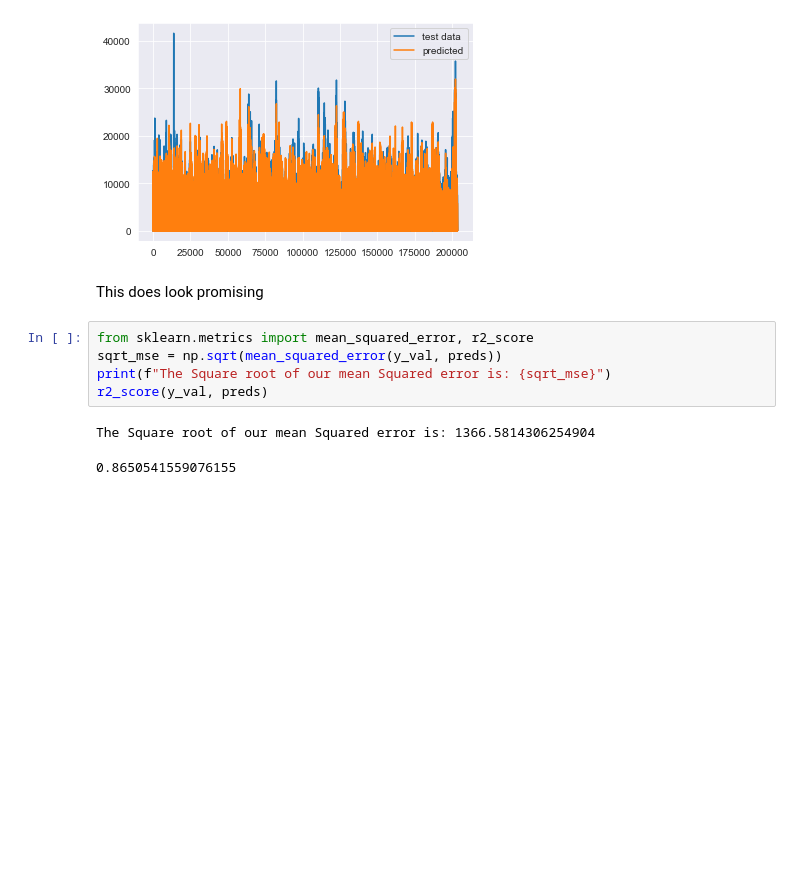
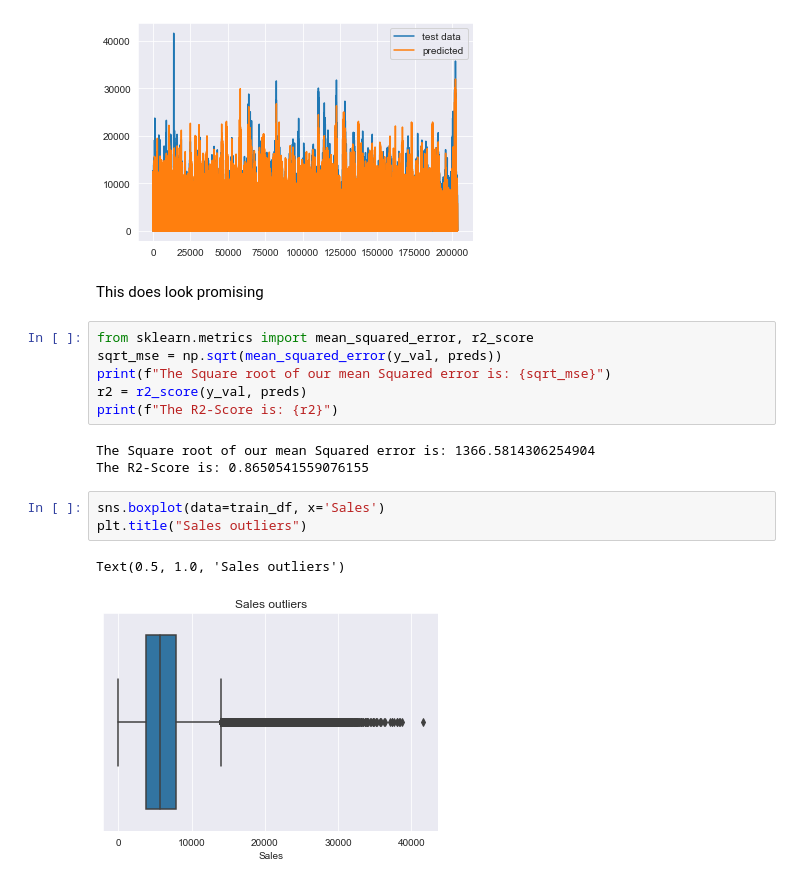
Before and after one commit to Hen0k/Rossmann-Pharmaceuticals-Sales-Forcast, a Jupyter notebook: notebooks/ts_forcasting_with_regression.ipynb, the cells around one changed output. Drawn from its saved outputs; the diff is of its cells as text; blank space fills up the shorter version.

```diff
--- a/notebooks/ts_forcasting_with_regression.ipynb
+++ b/notebooks/ts_forcasting_with_regression.ipynb
@@ -145,7 +142,14 @@ This does look promising
 from sklearn.metrics import mean_squared_error, r2_score
 sqrt_mse = np.sqrt(mean_squared_error(y_val, preds))
 print(f"The Square root of our mean Squared error is: {sqrt_mse}")
-r2_score(y_val, preds)
+r2 = r2_score(y_val, preds)
+print(f"The R2-Score is: {r2}")
 # %% [output]
 The Square root of our mean Squared error is: 1366.5814306254904
+The R2-Score is: 0.8650541559076155
-0.8650541559076155
+# %%
+sns.boxplot(data=train_df, x='Sales')
+plt.title("Sales outliers")
+# %% [output]
+Text(0.5, 1.0, 'Sales outliers')
+[figure, added]
```
Also changed, not shown: parts of 4 cells of this notebook, 4 other files.
